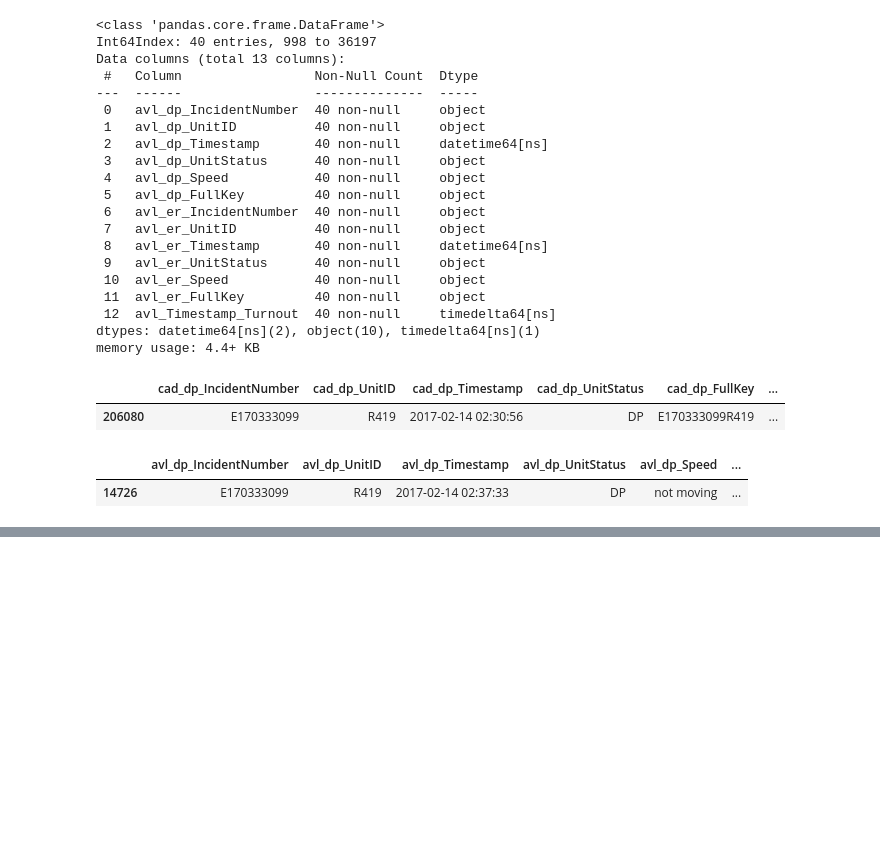
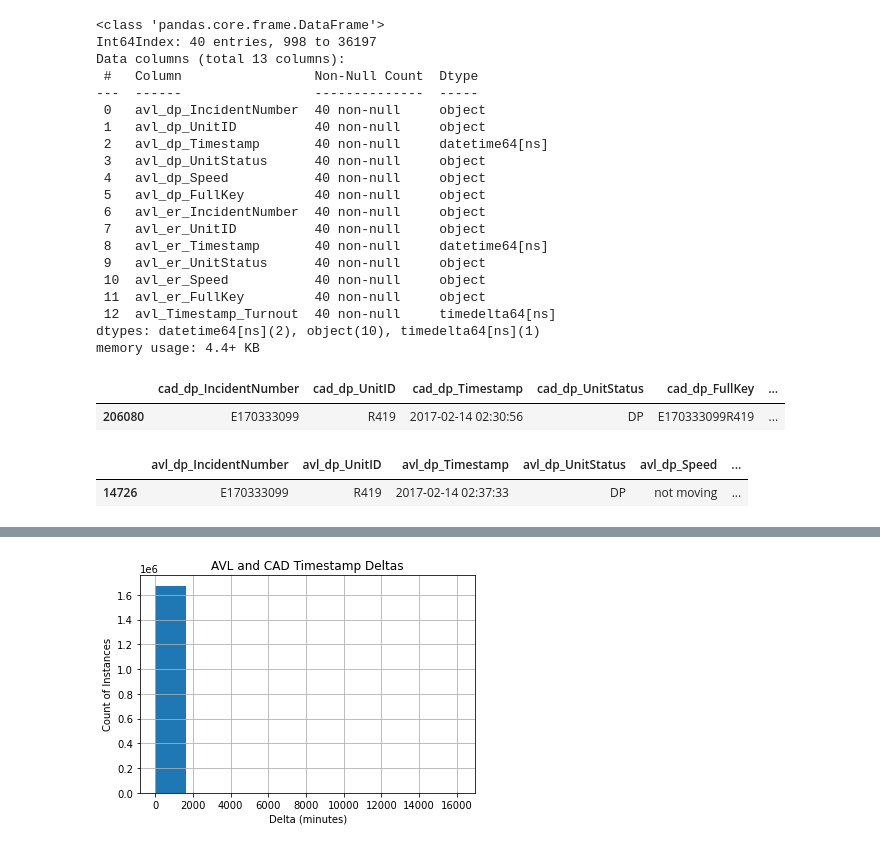
Before and after one commit to owiygul/DAEN-690-Group-2-Rescue-Me, a Jupyter notebook: CAD_AVL_Turnout.ipynb, the cells around one changed output, grey strips where cells are left out. Saved outputs shown, nothing was run; the diff lists cells and outputs as text; code cells hidden in the pictures; blank space fills up the shorter version.

Commit message:
Files for alignment, status deltas

```diff
--- a/CAD_AVL_Turnout.ipynb
+++ b/CAD_AVL_Turnout.ipynb
@@ -258,2 +209,4 @@ df_avl[df_avl['avl_Timestamp_Turnout'].isin(['11 days 05:24:47'])]
+# %%
+avl_SORT = avl_SORT.reset_index()
 # %%
-cad_SORT = cad
+cad_SORT.head()
@@ -259,0 +229,10 @@ cad_SORT = cad
+# %%
+sort = avl_SORT.merge(cad_SORT,
+               how = 'inner',
+               left_on = ['AVL_IncidentNumber',
+                          'AVL_UnitID',
+                          'AVL_UnitStatus'],
+               right_on = ['CAD_IncidentNumber',
+                           'CAD_UnitID',
+                           'CAD_UnitStatus'],
+               suffixes = ('avl', 'cad'))
@@ -259,0 +248,2 @@ cad_SORT = cad
+# %%
+sort['delta'] = abs(sort['firstavl'] - sort['firstcad'])
@@ -259,0 +252,8 @@ cad_SORT = cad
+# %%
+(sort['delta'] / pd.Timedelta(minutes=1)).hist()
+deltas = (sort['delta'] / pd.Timedelta(minutes=1))
+plt.title('AVL and CAD Timestamp Deltas')
+plt.xlabel('Delta (minutes)')
+plt.ylabel('Count of Instances');
+# %% [output]
+[figure, added]
```
Also changed, not shown: parts of 18 cells of this notebook, 1 other file.
